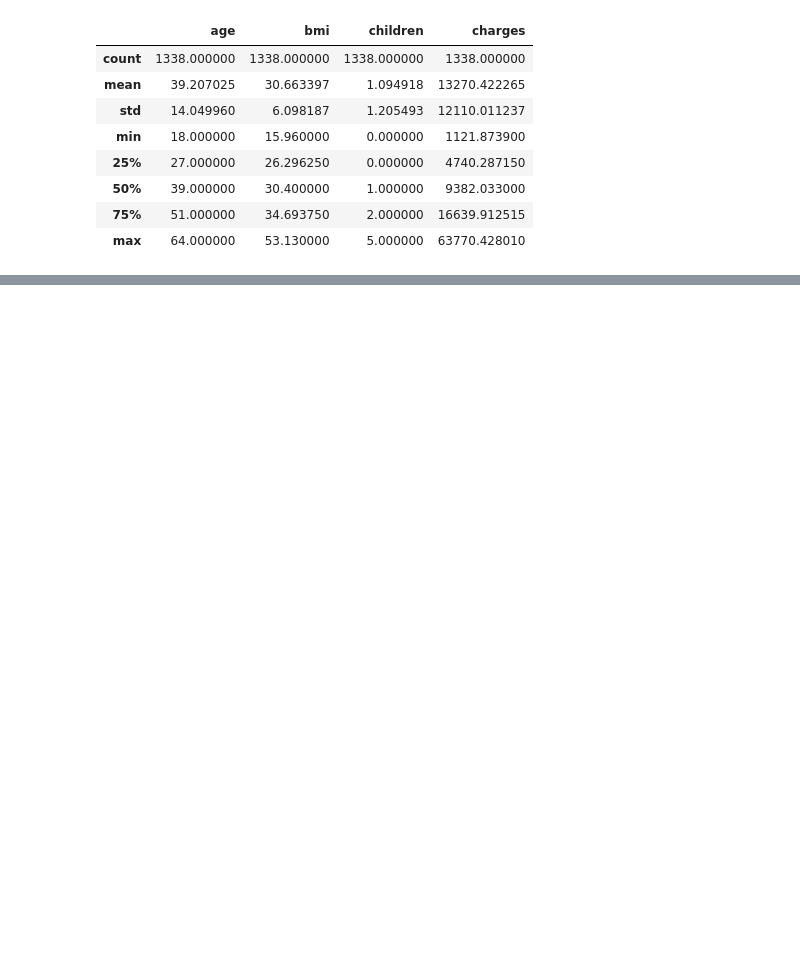
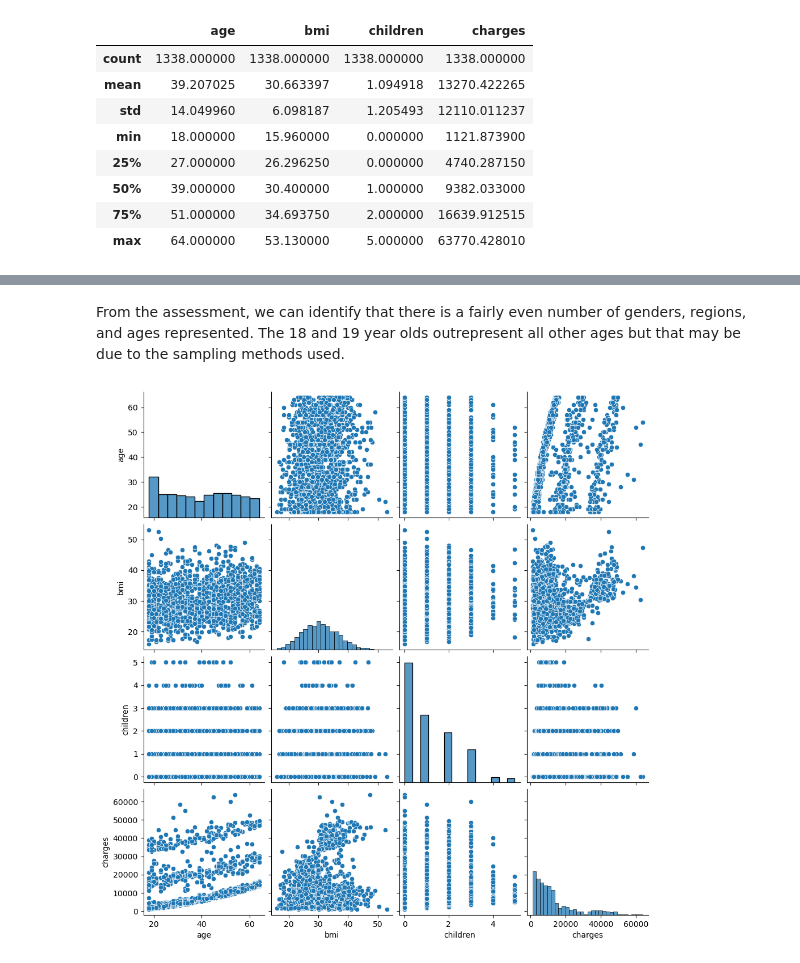
Before and after one commit to jpjavier23/story_case_study, a Jupyter notebook: insurance_charging_determinants.ipynb, the cells around one changed output, grey strips where cells are left out. Saved outputs shown, nothing was run; the diff lists cells and outputs as text; code cells hidden in the pictures; blank space fills up the shorter version.

```diff
--- a/insurance_charging_determinants.ipynb
+++ b/insurance_charging_determinants.ipynb
@@ -60,0 +87,7 @@ The spread of the age ranges (18 - 64) are fairly uniformly distributed so they
+# %% [markdown]
+From the assessment, we can identify that there is a fairly even number of genders, regions, and ages represented. The 18 and 19 year olds outrepresent all other ages but that may be due to the sampling methods used.
+# %%
+init_plot = sns.pairplot(df1)
+plt.show()
+# %% [output]
+[figure, new version]
```
Also changed, not shown: parts of 9 cells of this notebook.
